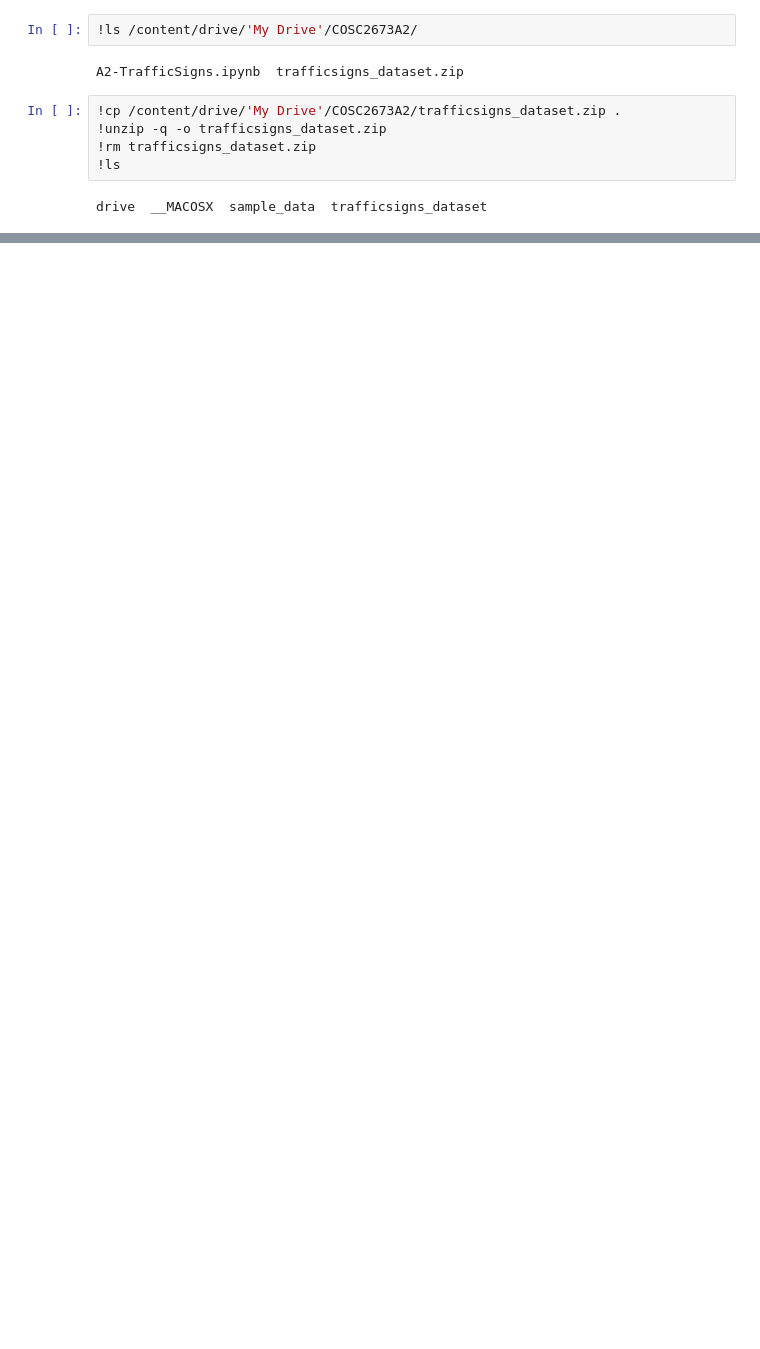
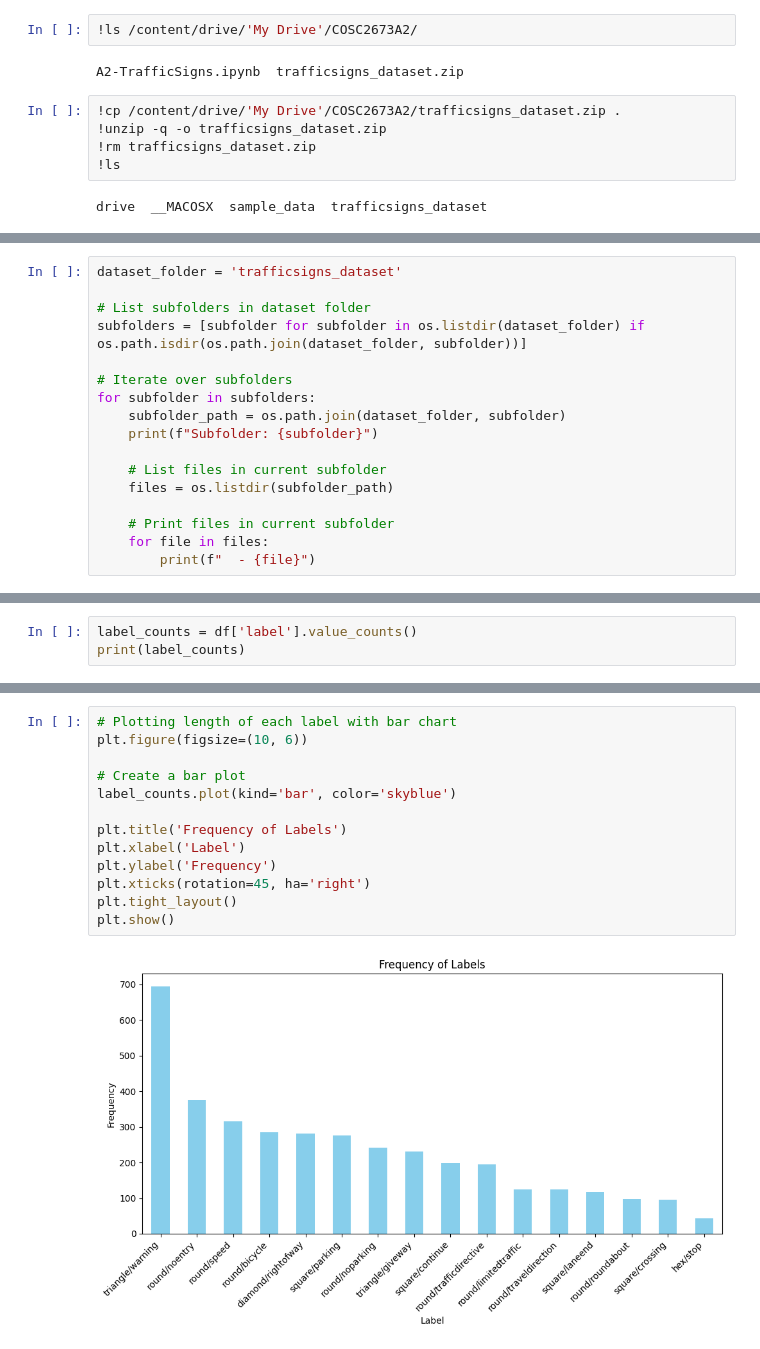
Before and after one commit to Faith927/BelgiumTS-Classification, a Jupyter notebook: A2_TrafficSigns.ipynb, the cells around one changed output, grey strips where cells are left out. Saved outputs shown, nothing was run; the diff lists cells and outputs as text; blank space fills up the shorter version.

```diff
--- a/A2_TrafficSigns.ipynb
+++ b/A2_TrafficSigns.ipynb
@@ -28,0 +39,17 @@ import numpy as np
+# %%
+dataset_folder = 'trafficsigns_dataset'
+
+# List subfolders in dataset folder
+subfolders = [subfolder for subfolder in os.listdir(dataset_folder) if os.path.isdir(os.path.join(dataset_folder, subfolder))]
+
+# Iterate over subfolders
+for subfolder in subfolders:
+    subfolder_path = os.path.join(dataset_folder, subfolder)
+    print(f"Subfolder: {subfolder}")
+
+    # List files in current subfolder
+    files = os.listdir(subfolder_path)
+
+    # Print files in current subfolder
+    for file in files:
+        print(f"  - {file}")
@@ -28,0 +129,3 @@ import numpy as np
+# %%
+label_counts = df['label'].value_counts()
+print(label_counts)
@@ -28,0 +151,15 @@ import numpy as np
+# %%
+# Plotting length of each label with bar chart
+plt.figure(figsize=(10, 6))
+
+# Create a bar plot
+label_counts.plot(kind='bar', color='skyblue')
+
+plt.title('Frequency of Labels')
+plt.xlabel('Label')
+plt.ylabel('Frequency')
+plt.xticks(rotation=45, ha='right')
+plt.tight_layout()
+plt.show()
+# %% [output]
+[figure, added]
```
Also changed, not shown: parts of 11 cells of this notebook.
